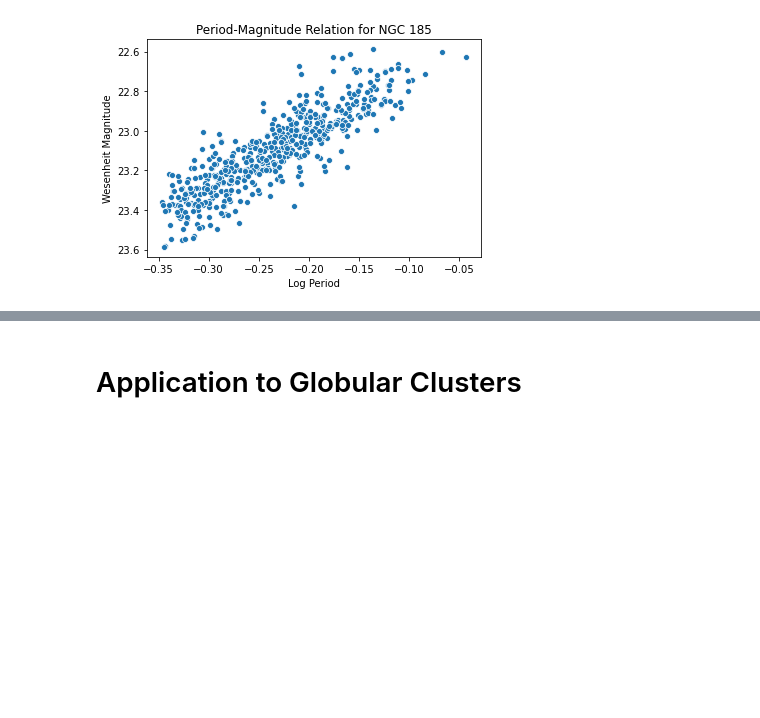
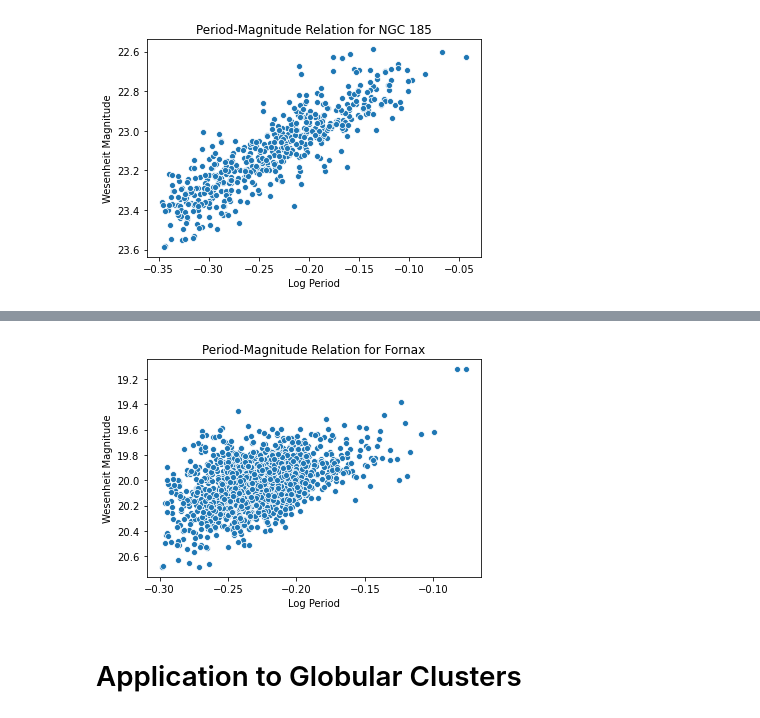
Before and after one commit to pranav-nagarajan/Variable-Stars, a Jupyter notebook: Data Analysis for Variable Stars.ipynb, the cells around one changed output, grey strips where cells are left out. Drawn from its saved outputs; the diff is of its cells as text; code cells hidden in the pictures; blank space fills up the shorter version.

Commit message:
Adding PWZ Relation for Fornax

```diff
--- a/Data Analysis for Variable Stars.ipynb
+++ b/Data Analysis for Variable Stars.ipynb
@@ -106,18 +106,23 @@ def convergence(mag_1, mag_2, corr_1, corr_2, c0_1, c0_2, c1_1, c1_2, a):
     guess_2 = mag_2 + c0_2 + c1_2 * initial_color
     return guess_2 - a * new_color
 # %%
-def convert_table(file, columns, usecols = None, convert = '', impute = False):
+def convert_table(file, columns, usecols = None, convert = '', sep = '\s{1,}', impute = False):
     """Convert photometric data to desired format for MCMC model."""
 
     if usecols is not None:
-        pulsation = pd.read_csv(file, sep = '\s{1,}', header = None, names = columns, engine = 'python', usecols = usecols)
+        pulsation = pd.read_csv(file, sep = sep, header = None, names = columns, engine = 'python', usecols = usecols)
     else:
-        pulsation = pd.read_csv(file, sep = '\s{1,}', header = None, names = columns, engine = 'python')
+        pulsation = pd.read_csv(file, sep = sep, header = None, names = columns, engine = 'python')
 
     if convert == 'des':
-        pulsation['Wesenheit Magnitude'] = calc_wesenheit_des(pulsation['g Magnitude'],
-                                                              pulsation['r Magnitude'],
-                                                              pulsation['i Magnitude'], pulsation['z Magnitude'])
+        for filt in ['g', 'r', 'i', 'z']:
+            pulsation[f'{filt} Magnitude'] = pulsation[f'{filt} Magnitude'].astype('float64')
+
+        wesenheit = []
+        for index, row in pulsation.iterrows():
+            wesenheit.append(calc_wesenheit_des(row['g Magnitude'], row['r Magnitude'], row['i Magnitude'], row['z Magnitude']))
+        pulsation['Wesenheit Magnitude'] = np.array(wesenheit)
+
     elif convert == 'hubble':
         pulsation['Wesenheit Magnitude'] = calc_wesenheit_hubble(pulsation['F606W Magnitude'], pulsation['F814W Magnitude'])
 
@@ -712,0 +720,12 @@ plt.title(f'Period-Magnitude Relation for NGC 185');
+# %%
+fornax_path = os.path.join('Fornax', 'fornax_catalog.csv')
+fornax_names = ['Star', 'g Magnitude', 'r Magnitude', 'i Magnitude', 'z Magnitude', 'Period (Days)', 'Type']
+fornax_graph_tab, fornax_lin_reg = convert_table(fornax_path, fornax_names, usecols = [0, 8, 9, 10, 11, 14, 37], sep = ',',
+                                                 convert = 'des')
+# %%
+fornax_graph_tab = fornax_graph_tab.dropna()
+fornax_graph_tab['Star'] = np.array(['Star ' + elem for elem in np.array(list(range(len(fornax_graph_tab)))).astype(str)])
+outlier_fornax = ((fornax_graph_tab['Log Period'] < -0.3) | (fornax_graph_tab['Log Period'] > -0.05)
+                  | (fornax_graph_tab['Wesenheit Magnitude'] < 19.0))
+fornax_graph_tab['Outlier'] = outlier_fornax
+fornax_graph_tab.head()
@@ -712,0 +739,6 @@ plt.title(f'Period-Magnitude Relation for NGC 185');
+# %%
+fornax_lin_reg = fornax_lin_reg.dropna()
+fornax_lin_reg['Star'] = np.array(['Star ' + elem for elem in np.array(list(range(len(fornax_lin_reg)))).astype(str)])
+fornax_lin_reg = fornax_lin_reg.loc[~(fornax_graph_tab['Outlier']), :]
+display(fornax_lin_reg.head())
+fornax_lin_reg.to_csv('Monte Carlo/fornax_mcmc.csv', index = False)
@@ -713,3 +752,10 @@ plt.title(f'Period-Magnitude Relation for NGC 185');
+# %%
+plt.figure()
+sns.scatterplot(data = fornax_lin_reg, x = 'Log Period', y = 'Wesenheit Magnitude')
+plt.gca().invert_yaxis()
+plt.title(f'Period-Magnitude Relation for Fornax');
+# %% [output]
+[figure, added]
 # %% [markdown]
 # Application to Globular Clusters
 # %%
```
Also changed, not shown: parts of 3 cells of this notebook, 1 other file.
